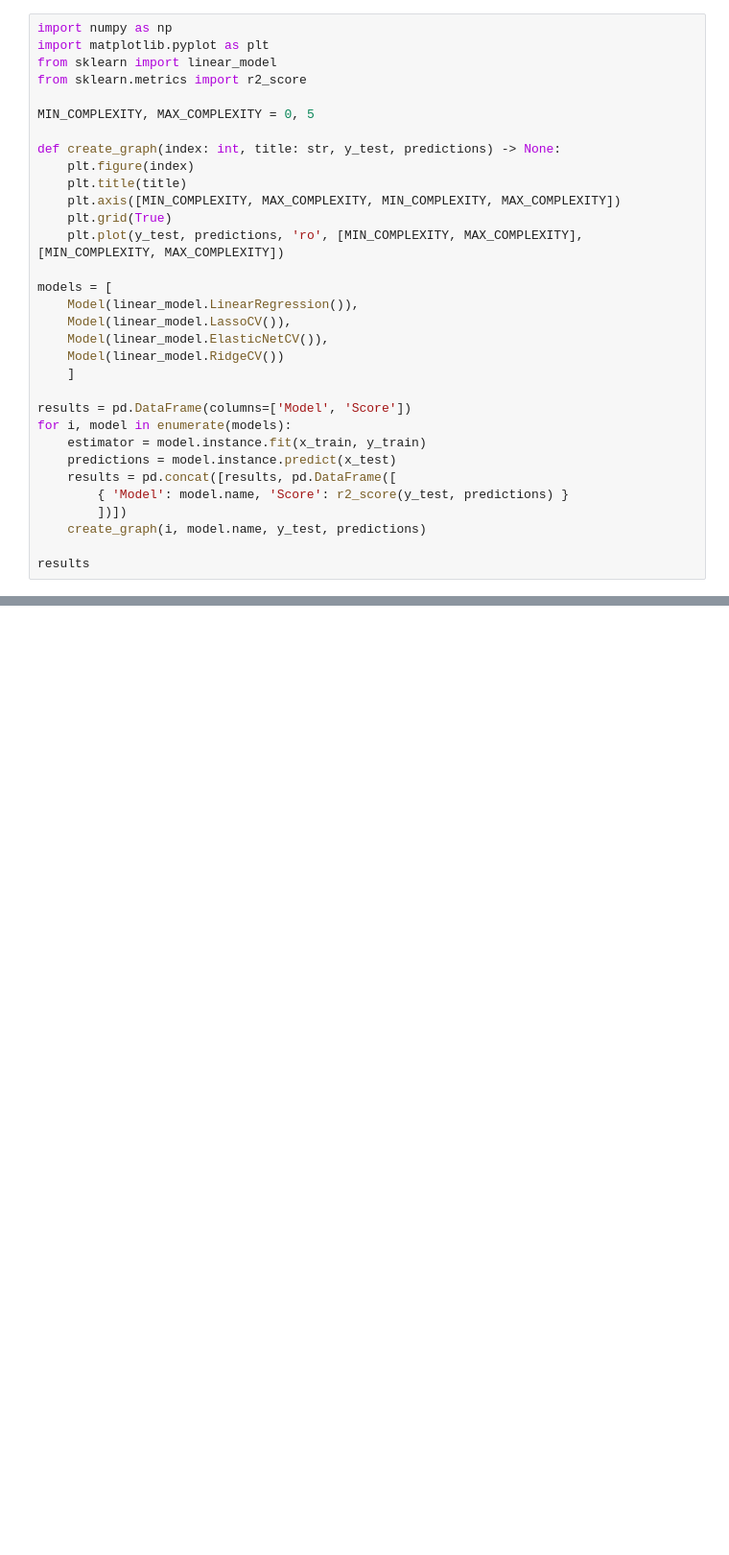
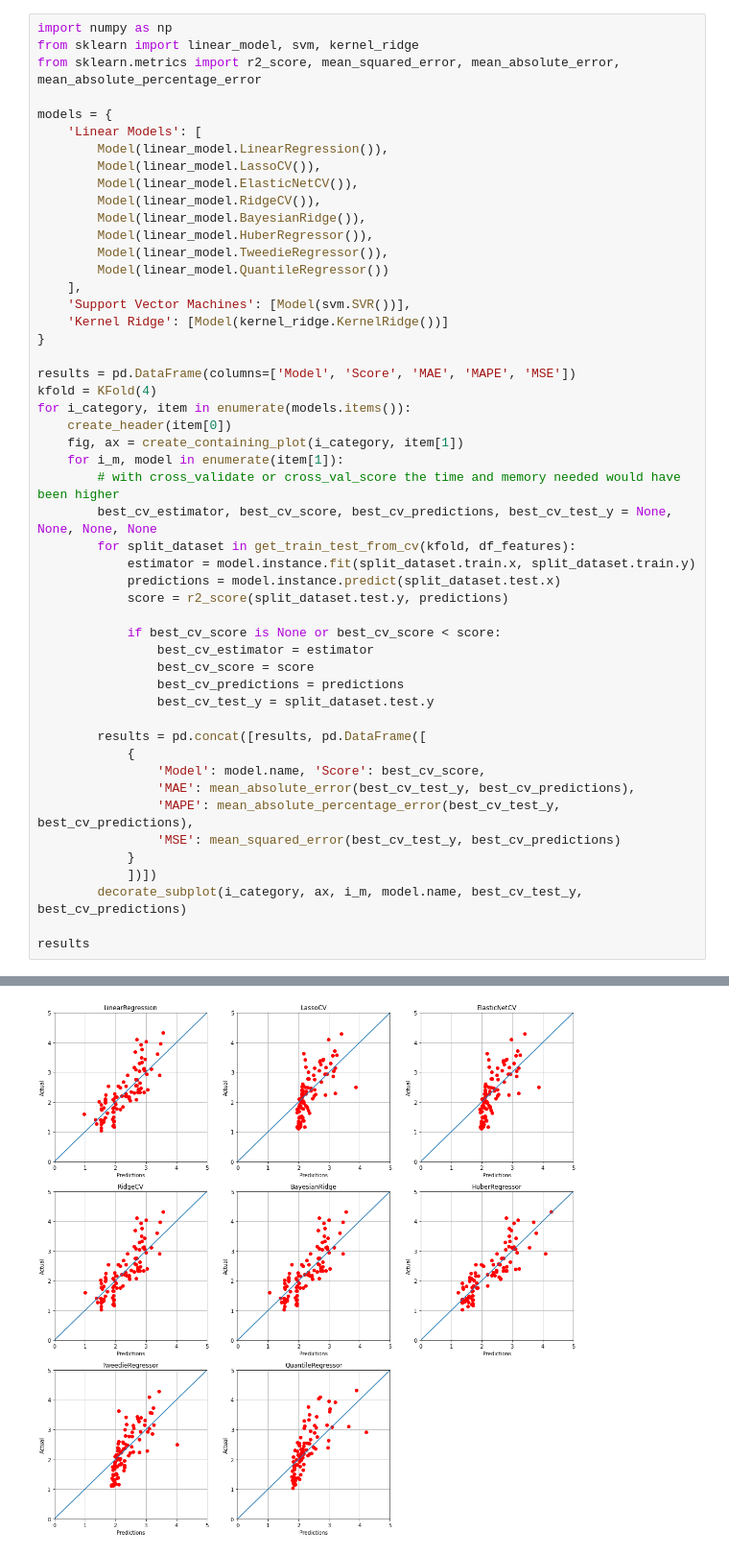
Before and after one commit to marco-luzzara/boardgame-complexity-predictor, a Jupyter notebook: src/predict.ipynb, the cells around one changed output, grey strips where cells are left out. Shown at 96% size. Saved outputs shown, nothing was run; the diff lists cells and outputs as text; blank space fills up the shorter version.

Commit message:
test prediction results with new linear and non-linear models
plots are shows in grids of row_len 3

```diff
--- a/src/predict.ipynb
+++ b/src/predict.ipynb
@@ -26,32 +89,51 @@ class Model:
 # %%
 import numpy as np
-import matplotlib.pyplot as plt
-from sklearn import linear_model
-from sklearn.metrics import r2_score
+from sklearn import linear_model, svm, kernel_ridge
+from sklearn.metrics import r2_score, mean_squared_error, mean_absolute_error, mean_absolute_percentage_error
 
-MIN_COMPLEXITY, MAX_COMPLEXITY = 0, 5
+models = {
+    'Linear Models': [
+        Model(linear_model.LinearRegression()),
+        Model(linear_model.LassoCV()),
+        Model(linear_model.ElasticNetCV()),
+        Model(linear_model.RidgeCV()),
+        Model(linear_model.BayesianRidge()),
+        Model(linear_model.HuberRegressor()),
+        Model(linear_model.TweedieRegressor()),
+        Model(linear_model.QuantileRegressor())
+    ],
+    'Support Vector Machines': [Model(svm.SVR())],
+    'Kernel Ridge': [Model(kernel_ridge.KernelRidge())]
+}
 
-def create_graph(index: int, title: str, y_test, predictions) -> None:
-    plt.figure(index)
-    plt.title(title)
-    plt.axis([MIN_COMPLEXITY, MAX_COMPLEXITY, MIN_COMPLEXITY, MAX_COMPLEXITY])
-    plt.grid(True)
-    plt.plot(y_test, predictions, 'ro', [MIN_COMPLEXITY, MAX_COMPLEXITY], [MIN_COMPLEXITY, MAX_COMPLEXITY])
+results = pd.DataFrame(columns=['Model', 'Score', 'MAE', 'MAPE', 'MSE'])
+kfold = KFold(4)
+for i_category, item in enumerate(models.items()):
+    create_header(item[0])
+    fig, ax = create_containing_plot(i_category, item[1])
+    for i_m, model in enumerate(item[1]):
+        # with cross_validate or cross_val_score the time and memory needed would have been higher
+        best_cv_estimator, best_cv_score, best_cv_predictions, best_cv_test_y = None, None, None, None
+        for split_dataset in get_train_test_from_cv(kfold, df_features):
+            estimator = model.instance.fit(split_dataset.train.x, split_dataset.train.y)
+            predictions = model.instance.predict(split_dataset.test.x)
+            score = r2_score(split_dataset.test.y, predictions)
 
-models = [
-    Model(linear_model.LinearRegression()),
-    Model(linear_model.LassoCV()),
-    Model(linear_model.ElasticNetCV()),
-    Model(linear_model.RidgeCV())
-    ]
+            if best_cv_score is None or best_cv_score < score:
+                best_cv_estimator = estimator
+                best_cv_score = score
+                best_cv_predictions = predictions
+                best_cv_test_y = split_dataset.test.y
 
-results = pd.DataFrame(columns=['Model', 'Score'])
-for i, model in enumerate(models):
-    estimator = model.instance.fit(x_train, y_train)
-    predictions = model.instance.predict(x_test)
-    results = pd.concat([results, pd.DataFrame([
-        { 'Model': model.name, 'Score': r2_score(y_test, predictions) }
-        ])])
-    create_graph(i, model.name, y_test, predictions)
+        results = pd.concat([results, pd.DataFrame([
+            {
+                'Model': model.name, 'Score': best_cv_score,
+                'MAE': mean_absolute_error(best_cv_test_y, best_cv_predictions),
+                'MAPE': mean_absolute_percentage_error(best_cv_test_y, best_cv_predictions),
+                'MSE': mean_squared_error(best_cv_test_y, best_cv_predictions)
+            }
+            ])])
+        decorate_subplot(i_category, ax, i_m, model.name, best_cv_test_y, best_cv_predictions)
 
 results
+# %% [output]
@@ -57,0 +169 @@ results
+[figure, added]
```
Also changed, not shown: parts of 4 cells of this notebook.
